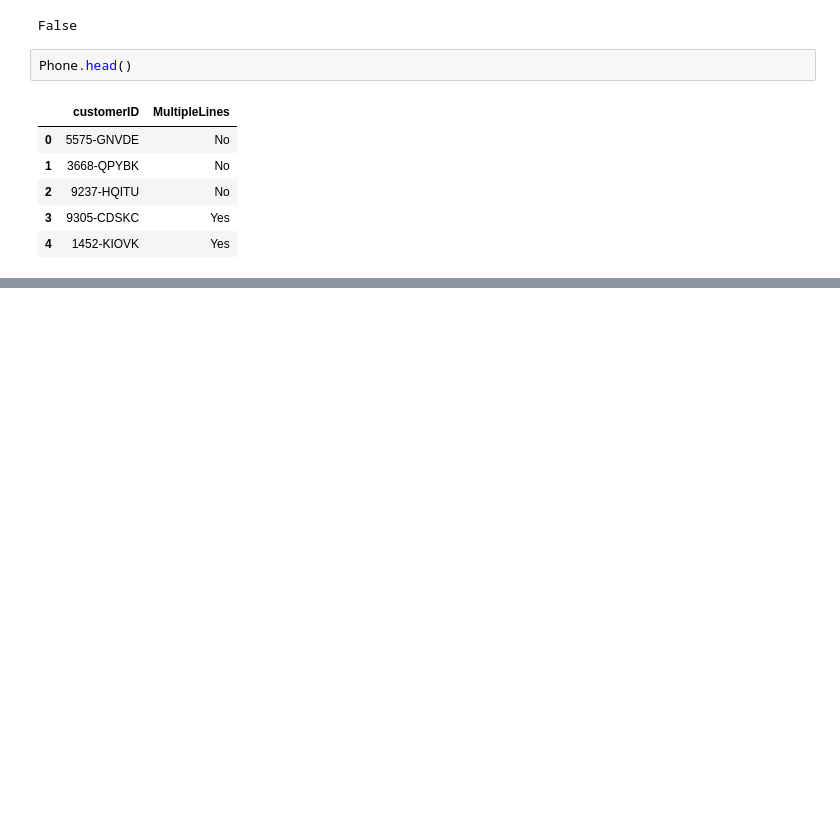
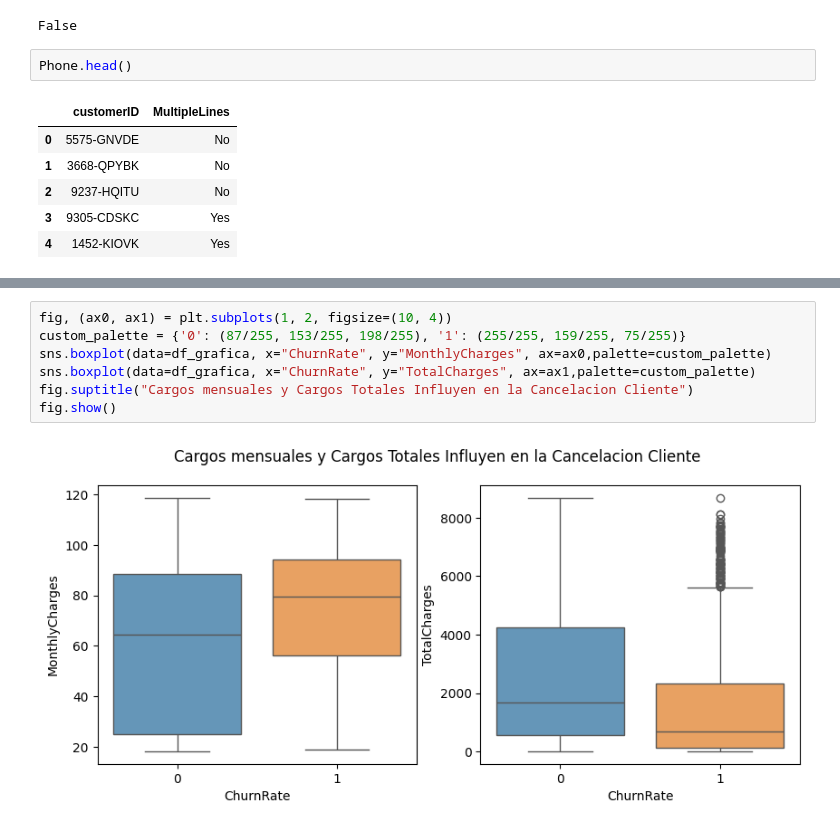
Before and after one commit to yerayM21/Telecomuncaciones-pronosticar-su-tasa-de-cancelacion-de-clientes, a Jupyter notebook: Proyecto_final.ipynb, the cells around one changed output, grey strips where cells are left out. Saved outputs shown, nothing was run; the diff lists cells and outputs as text; blank space fills up the shorter version.

```diff
--- a/Proyecto_final.ipynb
+++ b/Proyecto_final.ipynb
@@ -254,3 +386,12 @@ Phone.head()
+# %%
+fig, (ax0, ax1) = plt.subplots(1, 2, figsize=(10, 4))
+custom_palette = {'0': (87/255, 153/255, 198/255), '1': (255/255, 159/255, 75/255)}
+sns.boxplot(data=df_grafica, x="ChurnRate", y="MonthlyCharges", ax=ax0,palette=custom_palette)
+sns.boxplot(data=df_grafica, x="ChurnRate", y="TotalCharges", ax=ax1,palette=custom_palette)
+fig.suptitle("Cargos mensuales y Cargos Totales Influyen en la Cancelacion Cliente")
+fig.show()
+# %% [output]
+[figure, added]
 # %% [markdown]
 # Plan de Trabajo
 ## Preguntas Aclaratorios
```
Also changed, not shown: parts of 18 cells of this notebook.
